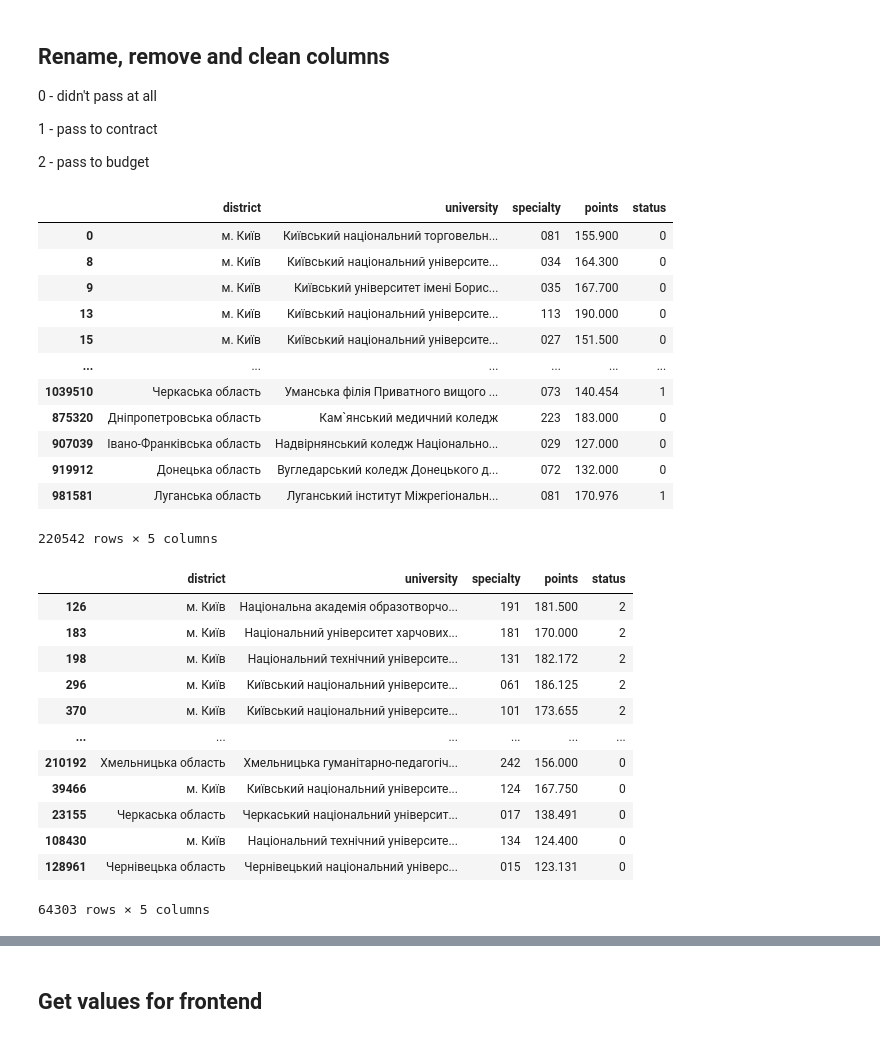
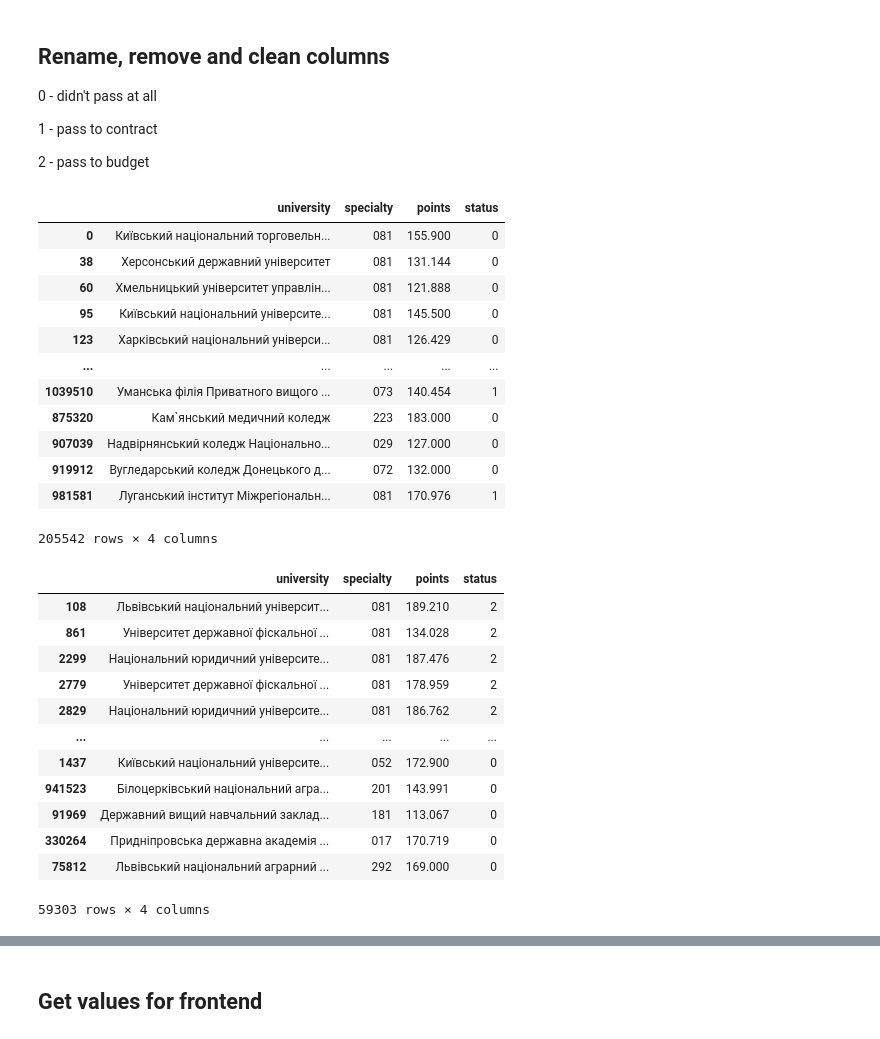
Before and after one commit to DimonLuk/abit_helper_model, a Jupyter notebook: notebooks/preprocess_dataset.ipynb, the cells around one changed output, grey strips where cells are left out. Drawn from its saved outputs; the diff is of its cells as text; code cells hidden in the pictures.

Commit message:
Retrain model without districts

```diff
--- a/notebooks/preprocess_dataset.ipynb
+++ b/notebooks/preprocess_dataset.ipynb
@@ -51,7 +51,7 @@ df.columns = [
     "info",
     "quotas"
 ]
-df = df.drop(["year", "faculty", "info", "quotas", "rating", "priority"], axis=1)
+df = df.drop(["year", "district", "faculty", "info", "quotas", "rating", "priority"], axis=1)
 df["status"] = df["status"].map({
     'До наказу (контракт)': 1,
     'Рекомендовано (контракт)': 1,
@@ -79,38 +79,33 @@ df["status"] = df["status"].map({
 df["specialty"] = df["specialty"].map(lambda val: val[:3])
 # %%
 df = df.query("points <= 200 and points >= 100")
-districts = df.district.unique()
 specialties = df.specialty.unique()
 universities = df.university.unique()
 accum = []
-for dis in districts:
-    accum.append(df.loc[(df["district"] == dis) & (df["status"] == 0)][:NUMBER_OF_ELEMENTS_TO_TAKE])
-    accum.append(df.loc[(df["district"] == dis) & (df["status"] == 1)][:NUMBER_OF_ELEMENTS_TO_TAKE])
-    accum.append(df.loc[(df["district"] == dis) & (df["status"] == 2)][:NUMBER_OF_ELEMENTS_TO_TAKE])
 for spec in specialties:
     accum.append(df.loc[(df["specialty"] == spec) & (df["status"] == 0)][:NUMBER_OF_ELEMENTS_TO_TAKE])
     accum.append(df.loc[(df["specialty"] == spec) & (df["status"] == 1)][:NUMBER_OF_ELEMENTS_TO_TAKE])
     accum.append(df.loc[(df["specialty"] == spec) & (df["status"] == 2)][:NUMBER_OF_ELEMENTS_TO_TAKE])
 for un in universities:
     accum.append(df.loc[(df["university"] == un) & (df["status"] == 0)][:NUMBER_OF_ELEMENTS_TO_TAKE])
     accum.append(df.loc[(df["university"] == un) & (df["status"] == 1)][:NUMBER_OF_ELEMENTS_TO_TAKE])
     accum.append(df.loc[(df["university"] == un) & (df["status"] == 2)][:NUMBER_OF_ELEMENTS_TO_TAKE])
 df = pd.concat(accum)
 df
 # %% [output]
-|  | district | university | specialty | points | status |
-| 0 | м. Київ | Київський національний торговельн... | 081 | 155.900 | 0 |
-| 8 | м. Київ | Київський національний університе... | 034 | 164.300 | 0 |
-| 9 | м. Київ | Київський університет імені Борис... | 035 | 167.700 | 0 |
-| 13 | м. Київ | Київський національний університе... | 113 | 190.000 | 0 |
-| 15 | м. Київ | Київський національний університе... | 027 | 151.500 | 0 |
-| ... | ... | ... | ... | ... | ... |
-| 1039510 | Черкаська область | Уманська філія Приватного вищого ... | 073 | 140.454 | 1 |
-| 875320 | Дніпропетровська область | Кам`янський медичний коледж | 223 | 183.000 | 0 |
-| 907039 | Івано-Франківська область | Надвірнянський коледж Національно... | 029 | 127.000 | 0 |
-| 919912 | Донецька область | Вугледарський коледж Донецького д... | 072 | 132.000 | 0 |
-| 981581 | Луганська область | Луганський інститут Міжрегіональн... | 081 | 170.976 | 1 |
+|  | university | specialty | points | status |
+| 0 | Київський національний торговельн... | 081 | 155.900 | 0 |
+| 38 | Херсонський державний університет | 081 | 131.144 | 0 |
+| 60 | Хмельницький університет управлін... | 081 | 121.888 | 0 |
+| 95 | Київський національний університе... | 081 | 145.500 | 0 |
+| 123 | Харківський національний універси... | 081 | 126.429 | 0 |
+| ... | ... | ... | ... | ... |
+| 1039510 | Уманська філія Приватного вищого ... | 073 | 140.454 | 1 |
+| 875320 | Кам`янський медичний коледж | 223 | 183.000 | 0 |
+| 907039 | Надвірнянський коледж Національно... | 029 | 127.000 | 0 |
+| 919912 | Вугледарський коледж Донецького д... | 072 | 132.000 | 0 |
+| 981581 | Луганський інститут Міжрегіональн... | 081 | 170.976 | 1 |
-220542 rows × 5 columns
+205542 rows × 4 columns
 # %%
 budget = df.query("status == 2")
 contract = df.query("status == 1").sample(n=5000)
@@ -118,19 +113,19 @@ not_passed = df.query("status == 0").sample(n=2000)
 df = pd.concat([budget, contract, not_passed])
 df
 # %% [output]
-|  | district | university | specialty | points | status |
-| 126 | м. Київ | Національна академія образотворчо... | 191 | 181.500 | 2 |
-| 183 | м. Київ | Національний університет харчових... | 181 | 170.000 | 2 |
-| 198 | м. Київ | Національний технічний університе... | 131 | 182.172 | 2 |
-| 296 | м. Київ | Київський національний університе... | 061 | 186.125 | 2 |
-| 370 | м. Київ | Київський національний університе... | 101 | 173.655 | 2 |
-| ... | ... | ... | ... | ... | ... |
-| 210192 | Хмельницька область | Хмельницька гуманітарно-педагогіч... | 242 | 156.000 | 0 |
-| 39466 | м. Київ | Київський національний університе... | 124 | 167.750 | 0 |
-| 23155 | Черкаська область | Черкаський національний університ... | 017 | 138.491 | 0 |
-| 108430 | м. Київ | Національний технічний університе... | 134 | 124.400 | 0 |
-| 128961 | Чернівецька область | Чернівецький національний універс... | 015 | 123.131 | 0 |
+|  | university | specialty | points | status |
+| 108 | Львівський національний університ... | 081 | 189.210 | 2 |
+| 861 | Університет державної фіскальної ... | 081 | 134.028 | 2 |
+| 2299 | Національний юридичний університе... | 081 | 187.476 | 2 |
+| 2779 | Університет державної фіскальної ... | 081 | 178.959 | 2 |
+| 2829 | Національний юридичний університе... | 081 | 186.762 | 2 |
+| ... | ... | ... | ... | ... |
+| 1437 | Київський національний університе... | 052 | 172.900 | 0 |
+| 941523 | Білоцерківський національний агра... | 201 | 143.991 | 0 |
+| 91969 | Державний вищий навчальний заклад... | 181 | 113.067 | 0 |
+| 330264 | Придніпровська державна академія ... | 017 | 170.719 | 0 |
+| 75812 | Львівський національний аграрний ... | 292 | 169.000 | 0 |
-64303 rows × 5 columns
+59303 rows × 4 columns
 # %%
 df.status = df.status.dropna()
 df.head()
```
Also changed, not shown: parts of 6 cells of this notebook, 3 other files.
